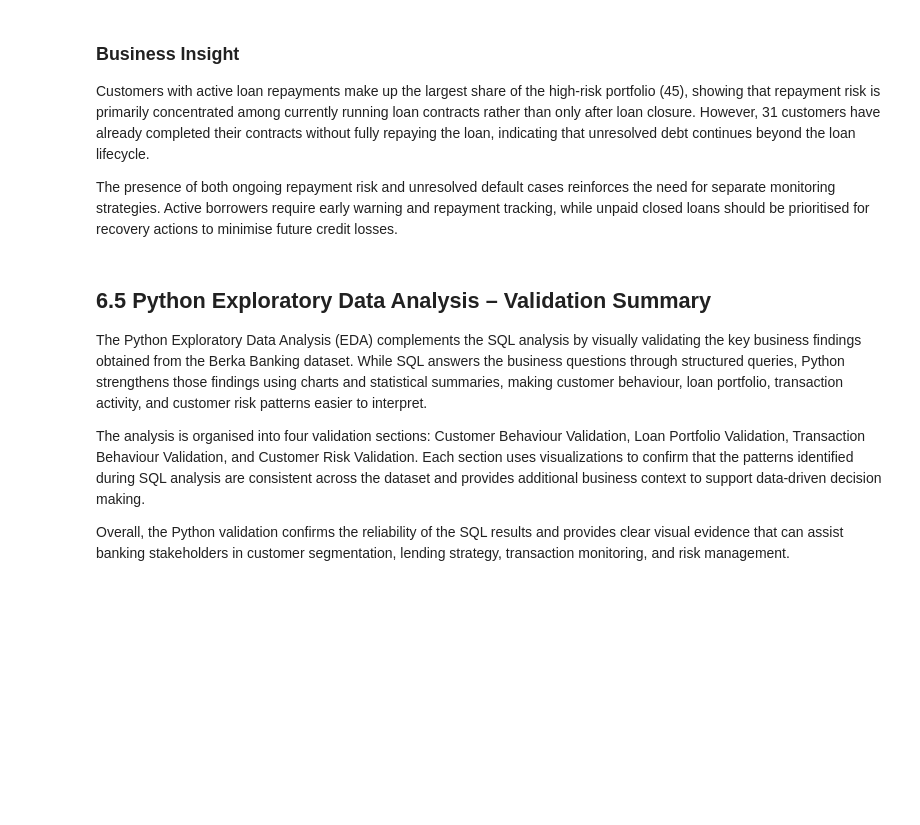
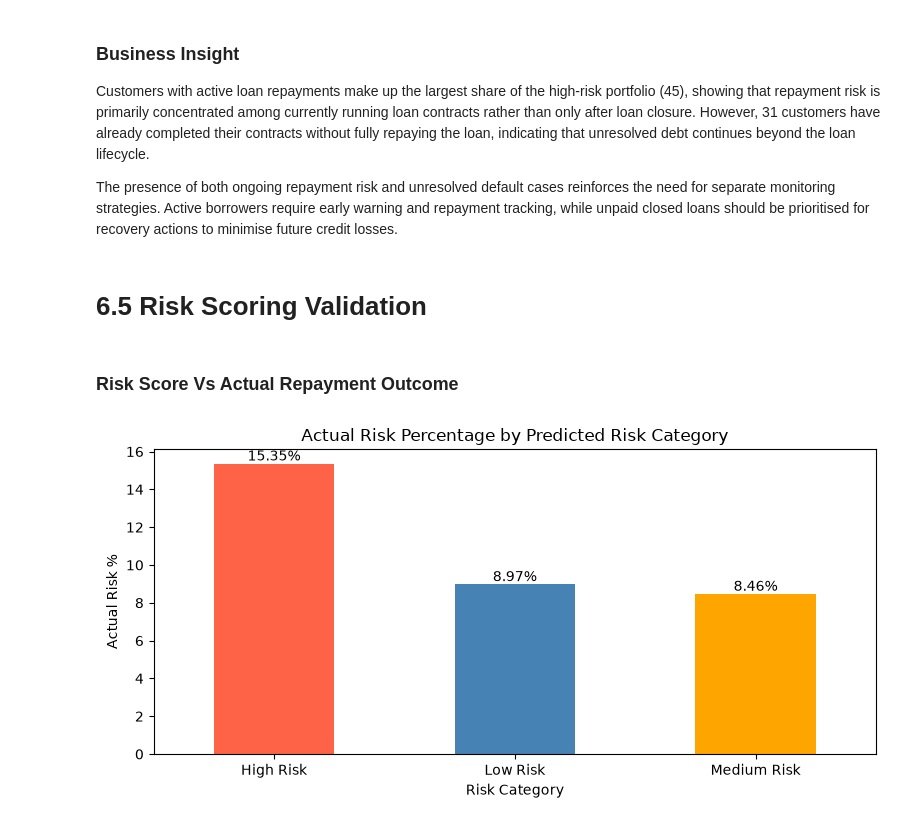
Before and after one commit to Saran-t00/Berka-Banking-Customer-Behaviour-Loan-Risk-Analysis, a Jupyter notebook: notebooks/01_berka_banking_analysis.ipynb, the cells around one changed output. Drawn from its saved outputs; the diff is of its cells as text; code cells hidden in the pictures; blank space fills up the shorter version.

Commit message:
Update banking analysis notebook

```diff
--- a/notebooks/01_berka_banking_analysis.ipynb
+++ b/notebooks/01_berka_banking_analysis.ipynb
@@ -1879,11 +1999,26 @@ plt.show()
 Customers with active loan repayments make up the largest share of the high-risk portfolio (45), showing that repayment risk is primarily concentrated among currently running loan contracts rather than only after loan closure. However, 31 customers have already completed their contracts without fully repaying the loan, indicating that unresolved debt continues beyond the loan lifecycle.
 
 The presence of both ongoing repayment risk and unresolved default cases reinforces the need for separate monitoring strategies. Active borrowers require early warning and repayment tracking, while unpaid closed loans should be prioritised for recovery actions to minimise future credit losses.
-# %% [markdown]
-## 6.5 Python Exploratory Data Analysis – Validation Summary
-
-The Python Exploratory Data Analysis (EDA) complements the SQL analysis by visually validating the key business findings obtained from the Berka Banking dataset. While SQL answers the business questions through structured queries, Python strengthens those findings using charts and statistical summaries, making customer behaviour, loan portfolio, transaction activity, and customer risk patterns easier to interpret.
-
-The analysis is organised into four validation sections: Customer Behaviour Validation, Loan Portfolio Validation, Transaction Behaviour Validation, and Customer Risk Validation. Each section uses visualizations to confirm that the patterns identified during SQL analysis are consistent across the dataset and provides additional business context to support data-driven decision making.
-
-Overall, the Python validation confirms the reliability of the SQL results and provides clear visual evidence that can assist banking stakeholders in customer segmentation, lending strategy, transaction monitoring, and risk management.
+# %% [markdown]
+# 6.5 Risk Scoring Validation
+# %% [markdown]
+### Risk Score Vs Actual Repayment Outcome
+# %%
+ax = risk_validation.plot(
+    x='risk_category',
+    y='actual_risk_percentage',
+    kind='bar',
+    figsize=(8,4),
+    color=['tomato','steelblue','orange'],
+    legend=False
+)
+plt.title("Actual Risk Percentage by Predicted Risk Category")
+plt.xlabel("Risk Category")
+plt.ylabel("Actual Risk %")
+plt.xticks(rotation=0)
+for container in ax.containers:
+    ax.bar_label(container, fmt='%.2f%%')
+plt.tight_layout()
+plt.show()
+# %% [output]
+[figure, added]
```
Also changed, not shown: parts of 11 cells of this notebook.
